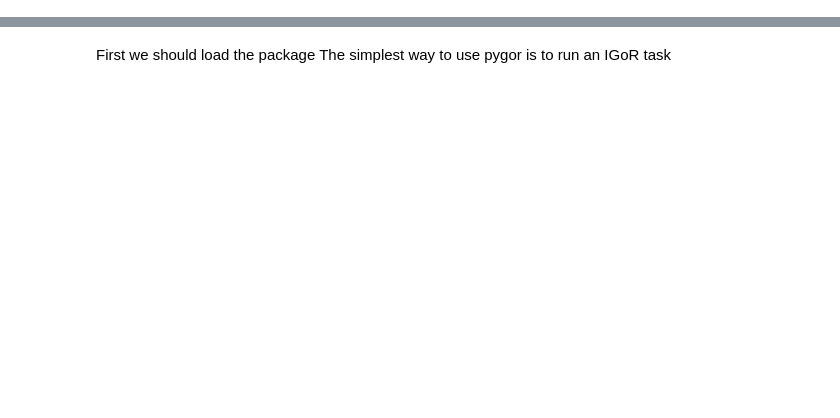
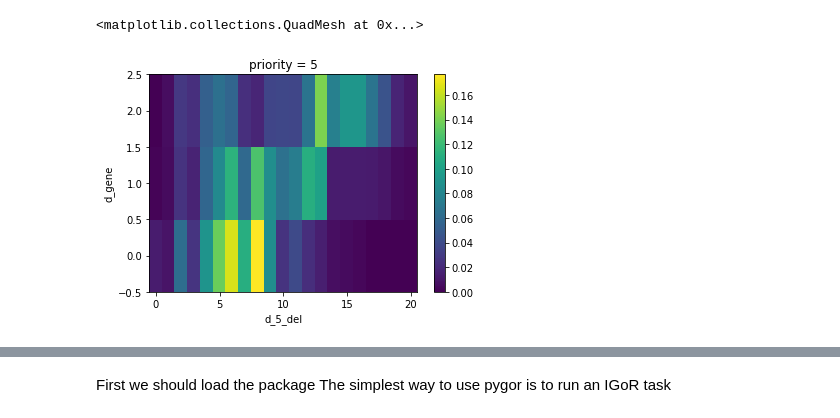
Before and after one commit to statbiophys/pygor3, a Jupyter notebook: Documentation.ipynb, the cells around one changed output, grey strips where cells are left out. Saved outputs shown, nothing was run; the diff lists cells and outputs as text; code cells hidden in the pictures; blank space fills up the shorter version.

```diff
--- a/Documentation.ipynb
+++ b/Documentation.ipynb
@@ -12,0 +46,5 @@
+# %%
+import pygor3 as p3
+mdl = p3.IgorModel.load_default("human", "tcr_beta")
+print(mdl.parms)
+print(mdl.marginals)
@@ -12,0 +89,5 @@
+# %%
+mdl.xdata['d_5_del'].plot()
+# %% [output]
+<matplotlib.collections.QuadMesh at 0x...>
+[figure, added]
```
Also changed, not shown: parts of 66 cells of this notebook, 46 other files.
